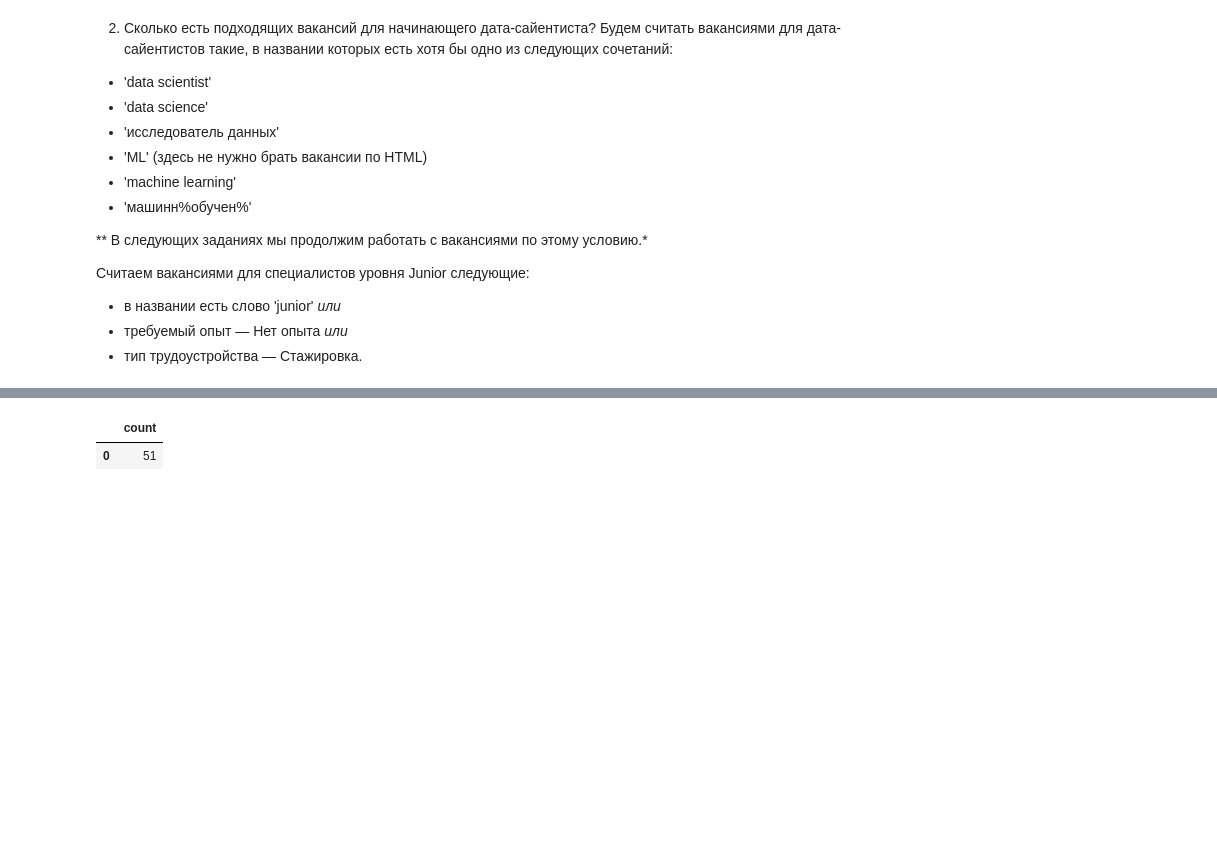
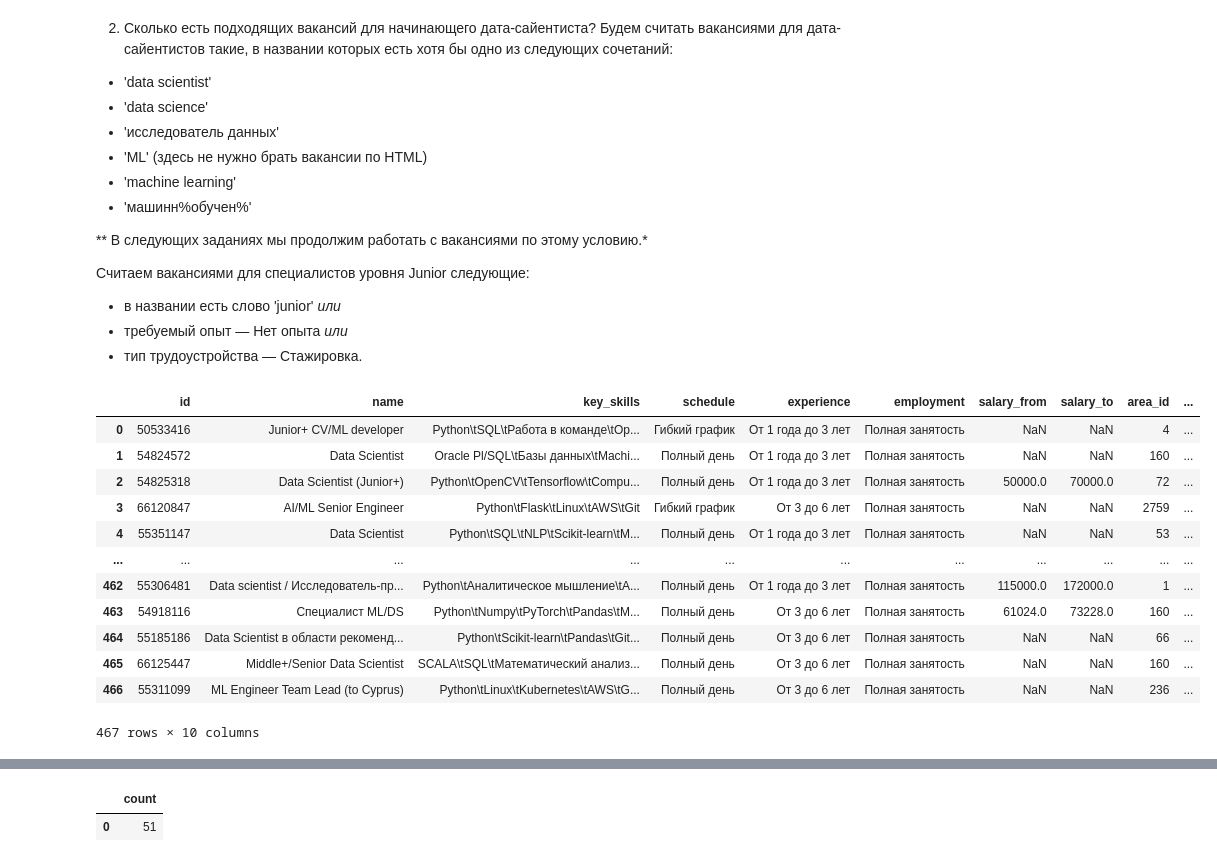
Before and after one commit to esmelnikova/education_dst_128, a Jupyter notebook: Project_2/notebooks/Project_2_Анализ вакансий HeadHunter.ipynb, the cells around one changed output, grey strips where cells are left out. Saved outputs shown, nothing was run; the diff lists cells and outputs as text; code cells hidden in the pictures; blank space fills up the shorter version.

```diff
--- a/Project_2/notebooks/Project_2_Анализ вакансий HeadHunter.ipynb
+++ b/Project_2/notebooks/Project_2_Анализ вакансий HeadHunter.ipynb
@@ -601,15 +655,33 @@ display(df)
 * требуемый опыт — Нет опыта *или*
 * тип трудоустройства — Стажировка.
 # %%
-# запрос для визуального исследования данных (выводим всю информацию по выбранным вакансиям)
+# исследование данных
+# вакансии DS
 query_6_2 = f'''
 SELECT *
 FROM public.vacancies
 where (lower(name) like '%data scientist%' OR
 	   lower(name) like '%data science%' OR
 	   lower(name) like '%исследователь данных%' OR
 	   (name like '%ML%' and name NOT like '%HTML%' and NOT name like '%QML%') OR --дополнительно исключаем лишние вакансии
 	   lower(name) like '%machine learning%' OR
-	   lower(name) like '%машинн%обучен%') AND
-	   (lower(name) like '%junior%' OR lower(experience) like 'нет опыта' OR  lower(schedule) like 'стажировка')
+	   lower(name) like '%машинн%обучен%')
 '''
+
+# результат запроса
+df = pd.read_sql_query(query_6_2, connection)
+df
+# %% [output]
+|  | id | name | key_skills | schedule | experience | employment | salary_from | salary_to | area_id | ... |
+| 0 | 50533416 | Junior+ CV/ML developer | Python\tSQL\tРабота в команде\tOp... | Гибкий график | От 1 года до 3 лет | Полная занятость | NaN | NaN | 4 | ... |
+| 1 | 54824572 | Data Scientist | Oracle Pl/SQL\tБазы данных\tMachi... | Полный день | От 1 года до 3 лет | Полная занятость | NaN | NaN | 160 | ... |
+| 2 | 54825318 | Data Scientist (Junior+) | Python\tOpenCV\tTensorflow\tCompu... | Полный день | От 1 года до 3 лет | Полная занятость | 50000.0 | 70000.0 | 72 | ... |
+| 3 | 66120847 | AI/ML Senior Engineer | Python\tFlask\tLinux\tAWS\tGit | Гибкий график | От 3 до 6 лет | Полная занятость | NaN | NaN | 2759 | ... |
+| 4 | 55351147 | Data Scientist | Python\tSQL\tNLP\tScikit-learn\tM... | Полный день | От 1 года до 3 лет | Полная занятость | NaN | NaN | 53 | ... |
+| ... | ... | ... | ... | ... | ... | ... | ... | ... | ... | ... |
+| 462 | 55306481 | Data scientist / Исследователь-пр... | Python\tАналитическое мышление\tА... | Полный день | От 1 года до 3 лет | Полная занятость | 115000.0 | 172000.0 | 1 | ... |
+| 463 | 54918116 | Специалист ML/DS | Python\tNumpy\tPyTorch\tPandas\tМ... | Полный день | От 3 до 6 лет | Полная занятость | 61024.0 | 73228.0 | 160 | ... |
+| 464 | 55185186 | Data Scientist в области рекоменд... | Python\tScikit-learn\tPandas\tGit... | Полный день | От 3 до 6 лет | Полная занятость | NaN | NaN | 66 | ... |
+| 465 | 66125447 | Middle+/Senior Data Scientist | SCALA\tSQL\tМатематический анализ... | Полный день | От 3 до 6 лет | Полная занятость | NaN | NaN | 160 | ... |
+| 466 | 55311099 | ML Engineer Team Lead (to Cyprus) | Python\tLinux\tKubernetes\tAWS\tG... | Полный день | От 3 до 6 лет | Полная занятость | NaN | NaN | 236 | ... |
+467 rows × 10 columns
```
Also changed, not shown: parts of 24 cells of this notebook.
